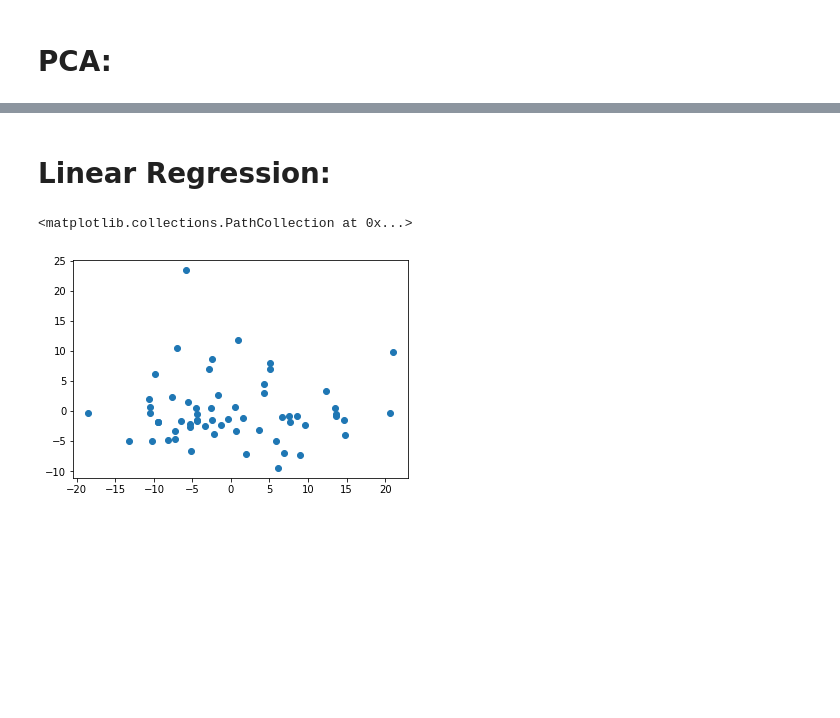
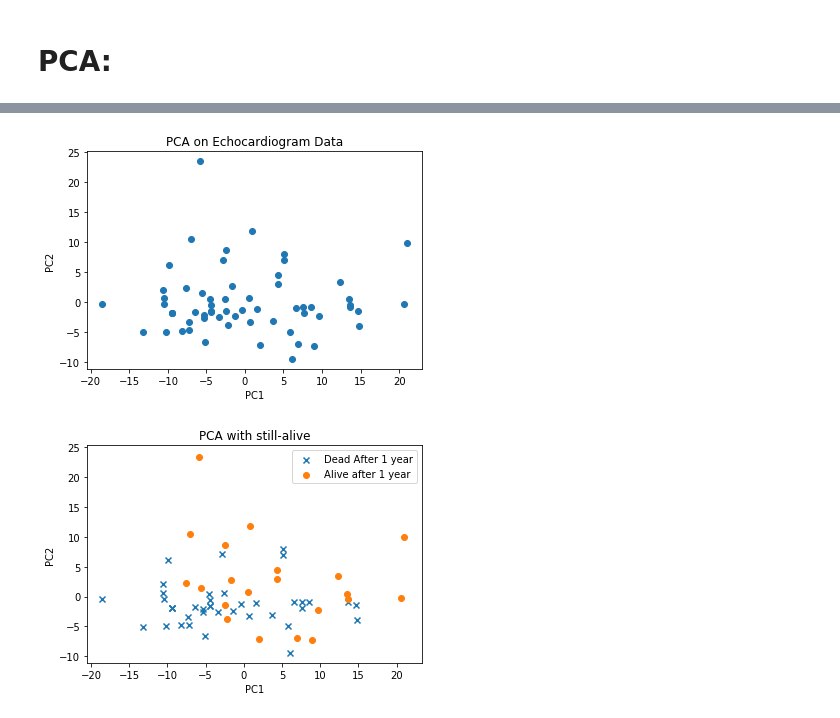
Before and after one commit to dart153/BENG-134, a Jupyter notebook: BENG 134 Final Project.ipynb, the cells around one changed output, grey strips where cells are left out. Drawn from its saved outputs; the diff is of its cells as text; code cells hidden in the pictures; blank space fills up the shorter version.

```diff
--- a/BENG 134 Final Project.ipynb
+++ b/BENG 134 Final Project.ipynb
@@ -136,7 +125,8 @@ x_std = StandardScaler().fit_transform(x)
 
 pca = PCA(n_components=2)
 pca.fit(x)
-x_pca = pca.transform(x)
 
-print(x_pca)
+print('Components:\n {}\n\n'.format(pca.components_))
+
+print('Explained Variance\n PC 1: {}\n PC 2: {}'.format(pca.explained_variance_[0],pca.explained_variance_[1]))
 # %% [output]
@@ -160,9 +141,44 @@ print(x_pca)
-# %% [markdown]
-# Linear Regression:
 # %%
 #Use the reduced dimension x-values obtained by the PCA to perform the linear regression
 
 plt.scatter([x[0] for x in x_pca],[x[1] for x in x_pca])
+plt.title('PCA on Echocardiogram Data')
+plt.xlabel('PC1')
+plt.ylabel('PC2')
+plt.show()
 # %% [output]
-<matplotlib.collections.PathCollection at 0x...>
-[figure, old version]
+[figure, new version]
+# %%
+#Add markers to indicate dead or alive after 1 year
+
+dead = []
+alive = []
+
+i = 0
+
+for index, row in y.iterrows():
+
+
+    pcs = list(x_pca[i])
+
+    if row['still-alive'] == 0.0:
+
+        #indicates patient has died
+        dead.append(pcs)
+    else:
+
+        alive.append(pcs)
+
+    pca_with_markers.append(pcs)
+
+    i += 1
+
+plt.scatter([x[0] for x in dead],[x[1] for x in dead],marker='x')
+plt.scatter([x[0] for x in alive],[x[1] for x in alive],marker='o')
+plt.title('PCA with still-alive')
+plt.xlabel('PC1')
+plt.ylabel('PC2')
+plt.legend(labels=['Dead After 1 year','Alive after 1 year'])
+plt.show()
+# %% [output]
+[figure, added]
```
Also changed, not shown: parts of 3 cells of this notebook.
